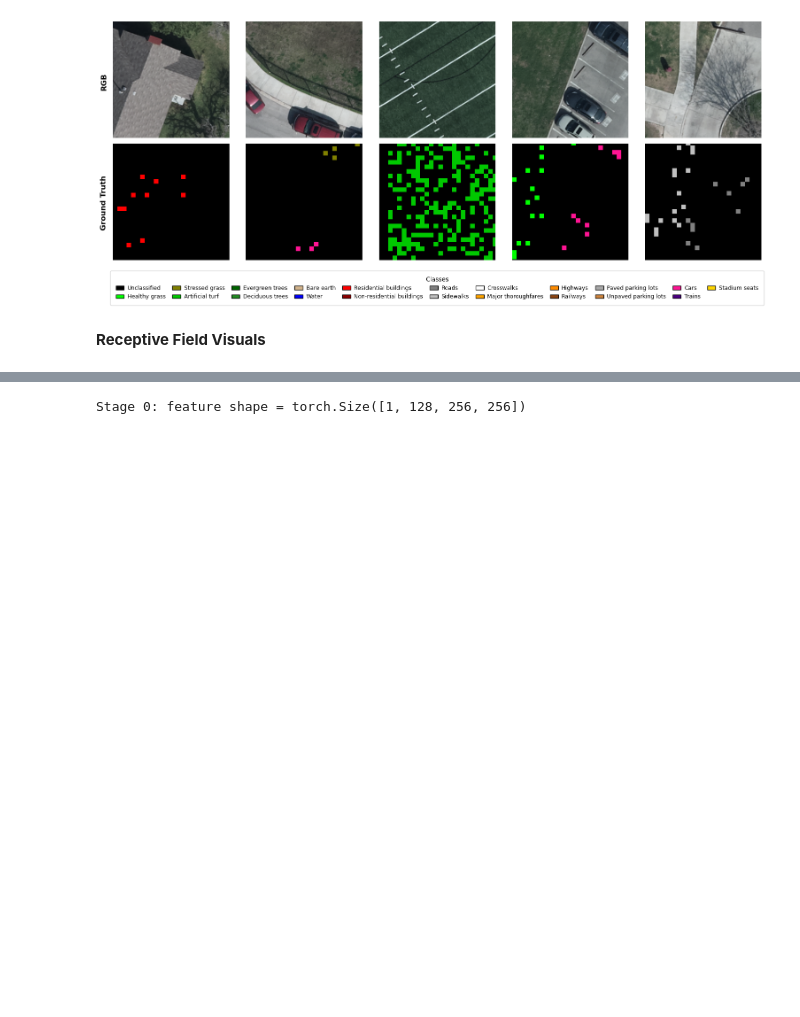
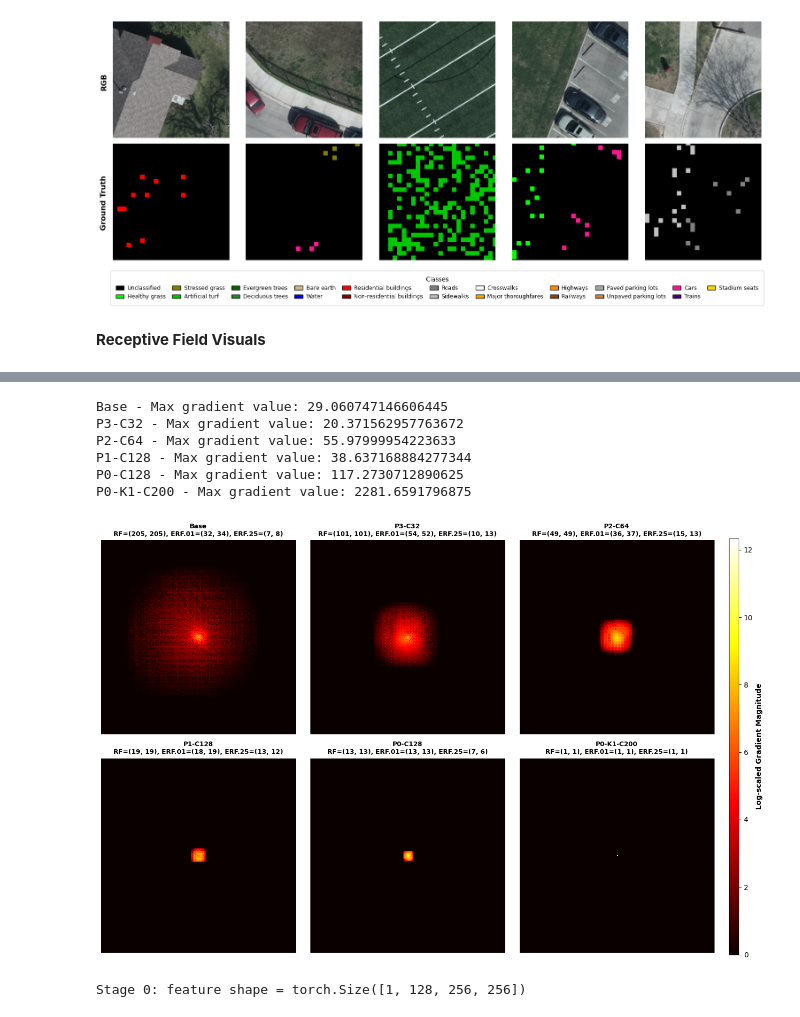
Before and after one commit to hpfref/The-Role-of-Spatial-Context-in-Deep-Learning-based-Semantic-Segmentation-of-Remote-Sensing-Imagery, a Jupyter notebook: dfc18/visualize.ipynb, the cells around one changed output, grey strips where cells are left out. Drawn from its saved outputs; the diff is of its cells as text; code cells hidden in the pictures; blank space fills up the shorter version.

```diff
--- a/dfc18/visualize.ipynb
+++ b/dfc18/visualize.ipynb
@@ -358,3 +436,40 @@ Effective receptive field size (ERF.20): (10, 13)
+# %%
+model1_path = 'trained_models/segmentation/unet_base.pth'
+model1 = UNetBase(n_channels=3)
+model1.load_state_dict(torch.load(model1_path))
+
+model2_path = 'trained_models/segmentation/unet_pool3.pth'
+model2 = UNetPool3(n_channels=3)
+model2.load_state_dict(torch.load(model2_path))
+
+model3_path = 'trained_models/segmentation/unet_pool2.pth'
+model3 = UNetPool2(n_channels=3)
+model3.load_state_dict(torch.load(model3_path))
+
+model4_path = 'trained_models/segmentation/unet_pool1.pth'
+model4 = UNetPool1(n_channels=3)
+model4.load_state_dict(torch.load(model4_path))
+
+model5_path = 'trained_models/segmentation/unet_pool0.pth'
+model5 = UNetPool0(n_channels=3)
+model5.load_state_dict(torch.load(model5_path))
+
+model6_path = 'trained_models/segmentation/unet_pool0_1x1.pth'
+model6 = UNetRF1(n_channels=3)
+model6.load_state_dict(torch.load(model6_path))
+
+models = [model1, model2, model3, model4, model5, model6]
+titles = ['Base', 'P3-C32', 'P2-C64', 'P1-C128', 'P0-C128', 'P0-K1-C200']
+
+compute_receptive_field_grid(models, titles)
+# %% [output]
+Base - Max gradient value: 29.060747146606445
+P3-C32 - Max gradient value: 20.371562957763672
+P2-C64 - Max gradient value: 55.97999954223633
+P1-C128 - Max gradient value: 38.637168884277344
+P0-C128 - Max gradient value: 117.2730712890625
+P0-K1-C200 - Max gradient value: 2281.6591796875
+[figure, added]
 # %%
 def compute_encoder_receptive_fields(encoder, input_shape=(1, 13, 128, 128), visualize=False):
     encoder.eval()
```
Also changed, not shown: parts of 4 cells of this notebook, 37 other files.
